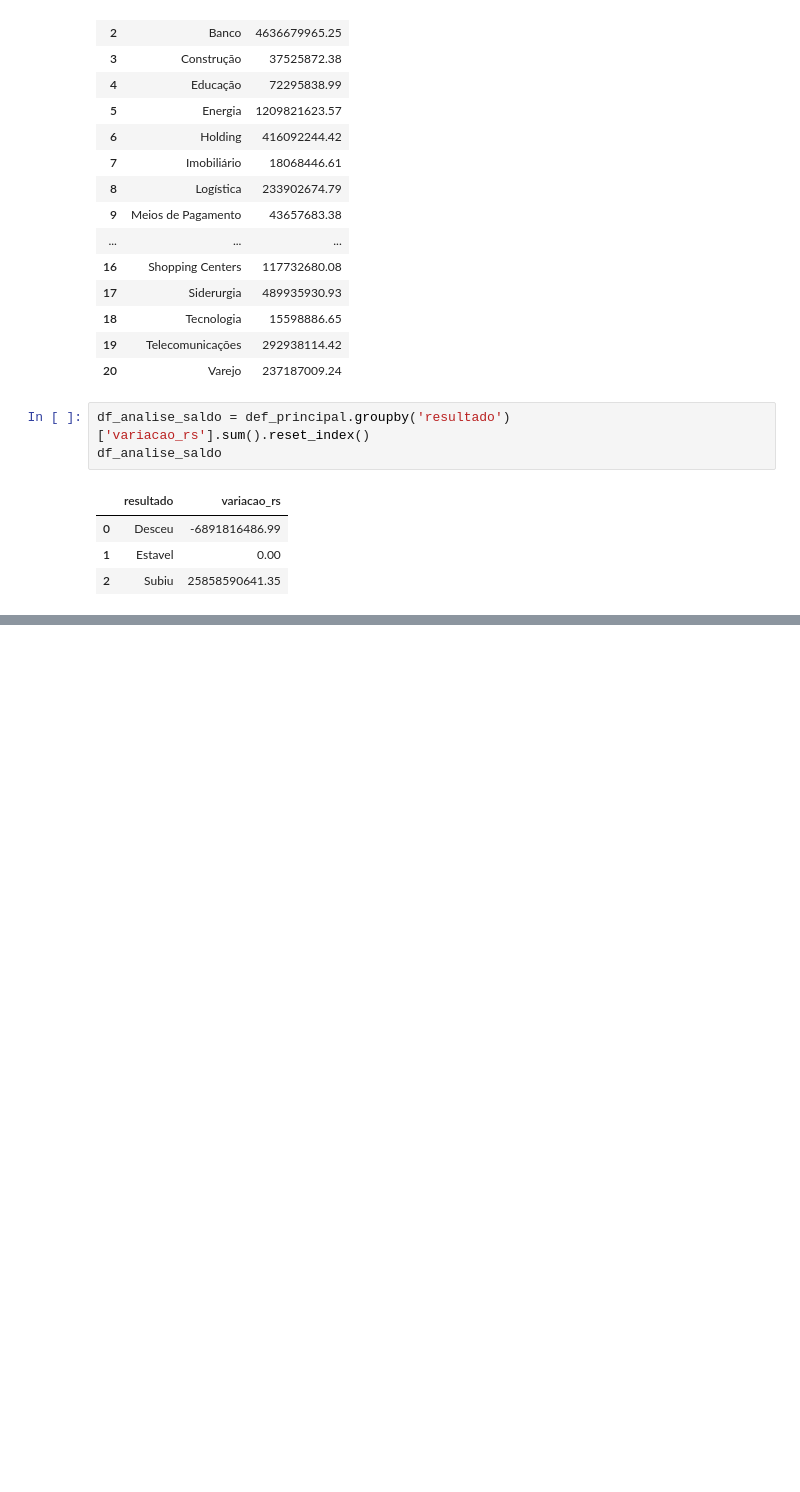
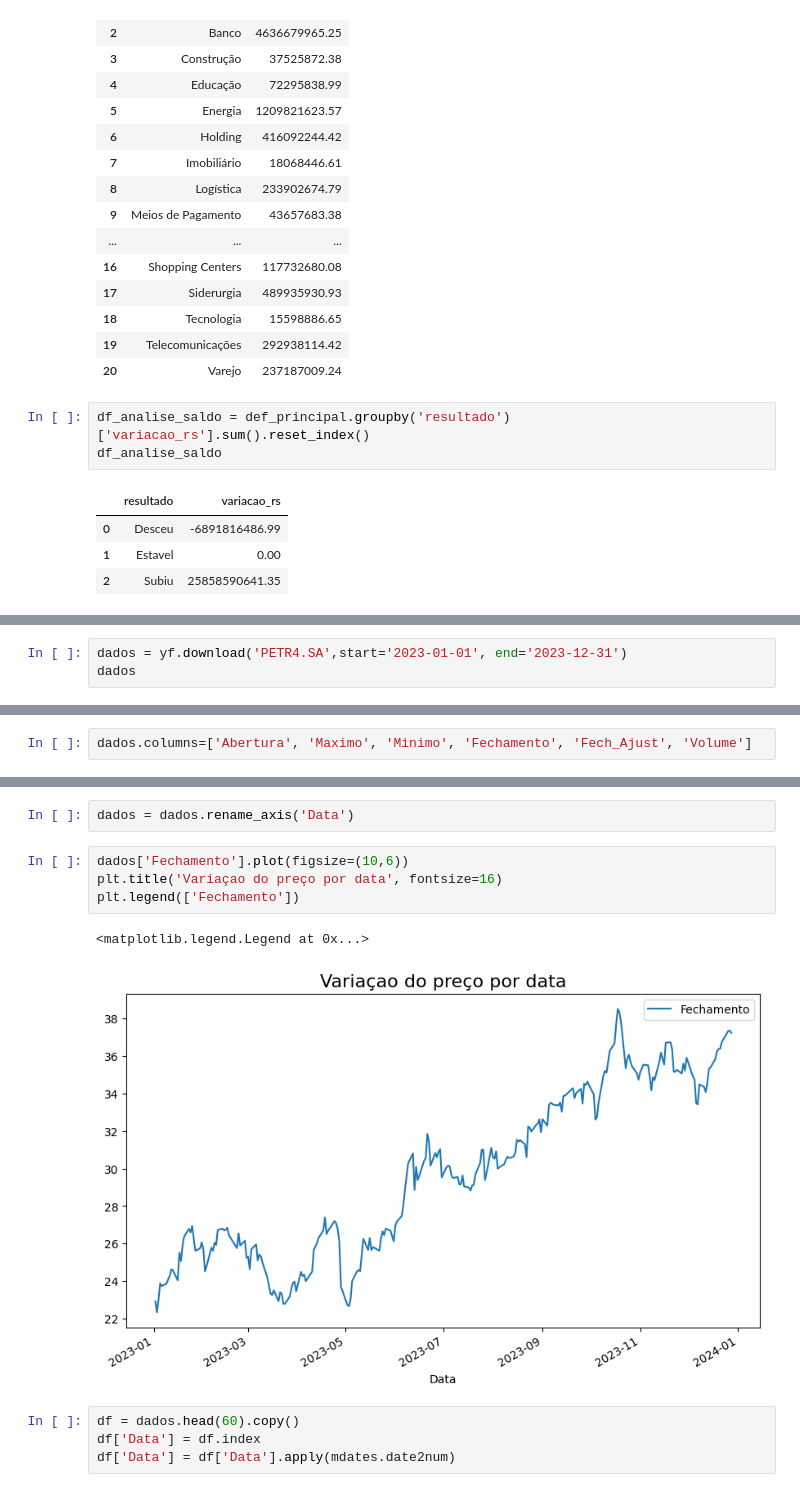
Before and after one commit to Liaelis/imersao_python, a Jupyter notebook: Imersão_Python_Aulas.ipynb, the cells around one changed output, grey strips where cells are left out. Cells and saved outputs as stored; diff of their text form; blank space fills up the shorter version.

Commit message:
graph, lib plot

```diff
--- a/Imersão_Python_Aulas.ipynb
+++ b/Imersão_Python_Aulas.ipynb
@@ -339,0 +373,3 @@ fig.show()
+# %%
+dados = yf.download('PETR4.SA',start='2023-01-01', end='2023-12-31')
+dados
@@ -339,0 +396,2 @@ fig.show()
+# %%
+dados.columns=['Abertura', 'Maximo', 'Minimo', 'Fechamento', 'Fech_Ajust', 'Volume']
@@ -339,0 +415,13 @@ fig.show()
+# %%
+dados = dados.rename_axis('Data')
+# %%
+dados['Fechamento'].plot(figsize=(10,6))
+plt.title('Variaçao do preço por data', fontsize=16)
+plt.legend(['Fechamento'])
+# %% [output]
+<matplotlib.legend.Legend at 0x...>
+[figure, added]
+# %%
+df = dados.head(60).copy()
+df['Data'] = df.index
+df['Data'] = df['Data'].apply(mdates.date2num)
```
Also changed, not shown: parts of 16 cells of this notebook.
